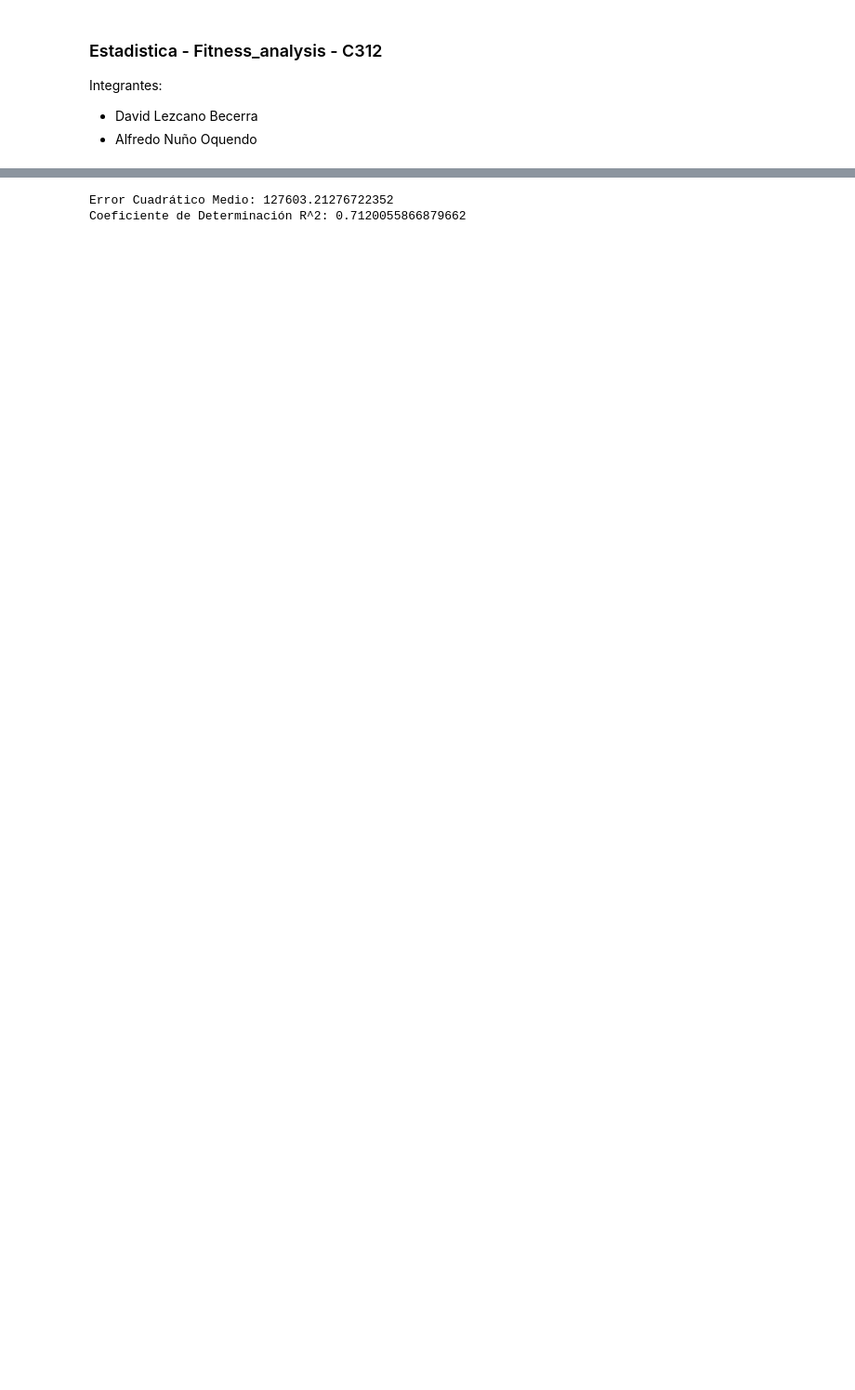
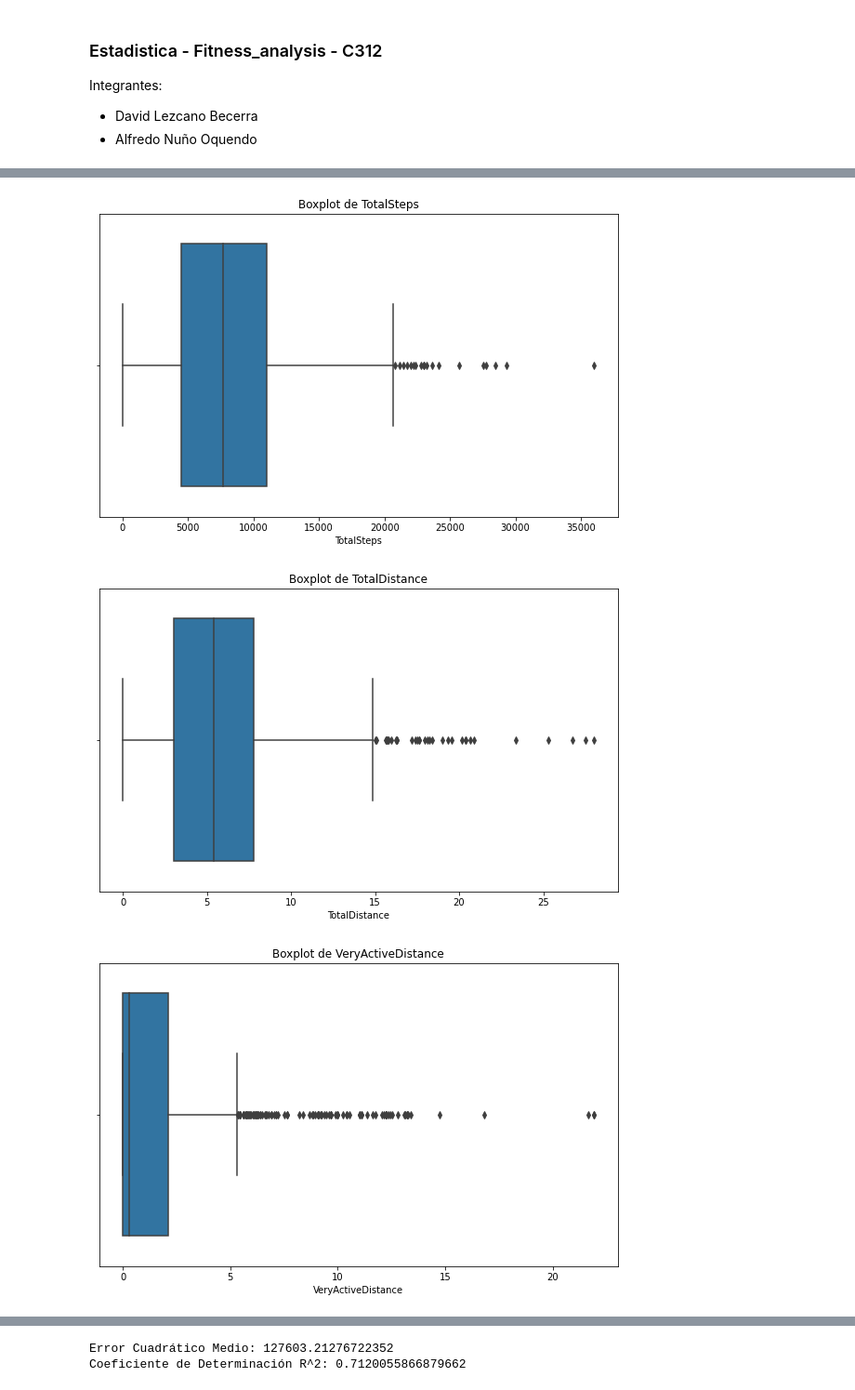
Before and after one commit to david-dlb/Estadistica-2024, a Jupyter notebook: fitness_analysis.ipynb, the cells around one changed output, grey strips where cells are left out. Shown at 93% size. Drawn from its saved outputs; the diff is of its cells as text; code cells hidden in the pictures; blank space fills up the shorter version.

```diff
--- a/fitness_analysis.ipynb
+++ b/fitness_analysis.ipynb
@@ -67,0 +77,33 @@ for column in df.columns:
+# %%
+for column in df.columns:
+    plt.figure(figsize=(10, 6))
+    sns.boxplot(x=df[column])
+    plt.title(f'Boxplot de {column}')
+    plt.show()
+
+# Reemplazar outliers con el valor mínimo o máximo dentro del rango de IQR
+df_clean = df.copy()
+for column in df.columns:
+    if df[column].dtype == 'float64' or df[column].dtype == 'int64':
+        Q1 = df[column].quantile(0.25)
+        Q3 = df[column].quantile(0.75)
+        IQR = Q3 - Q1
+        df_clean.loc[df[column] < (Q1 - 1.5 * IQR), column] = Q1 - 1.5 * IQR
+        df_clean.loc[df[column] > (Q3 + 1.5 * IQR), column] = Q3 + 1.5 * IQR
+
+# for column in df_clean.columns:
+#     plt.figure(figsize=(10, 6))
+#     sns.boxplot(x=df_clean[column])
+#     plt.title(f'Boxplot de {column} sin outliers')
+#     plt.show()
+
+
+for column in df_clean.columns:
+    plt.figure(figsize=(10, 6))
+    sns.histplot(df_clean[column], kde=True)
+    plt.title(f'Distribución de {column} después de la limpieza')
+    plt.show()
+# %% [output]
+[figure, added]
+[figure, added]
+[figure, added]
```
Also changed, not shown: parts of 13 cells of this notebook, 2 other files.
